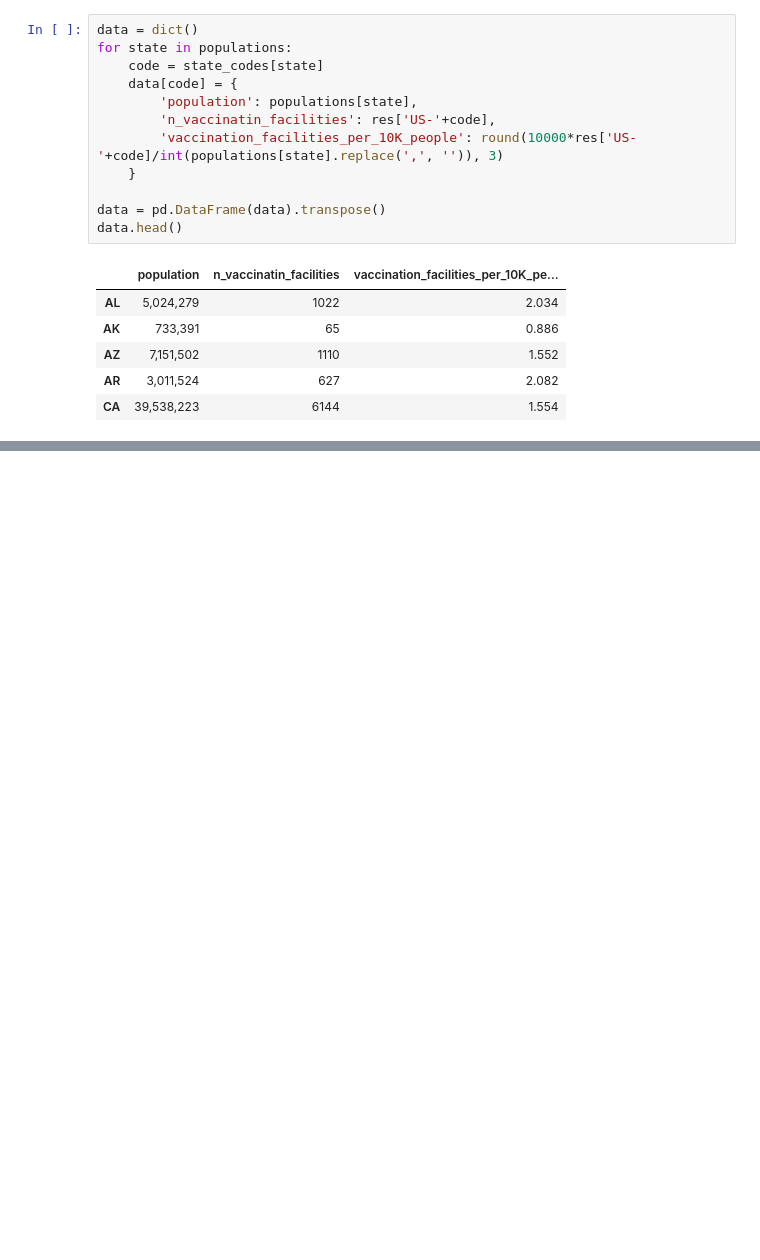
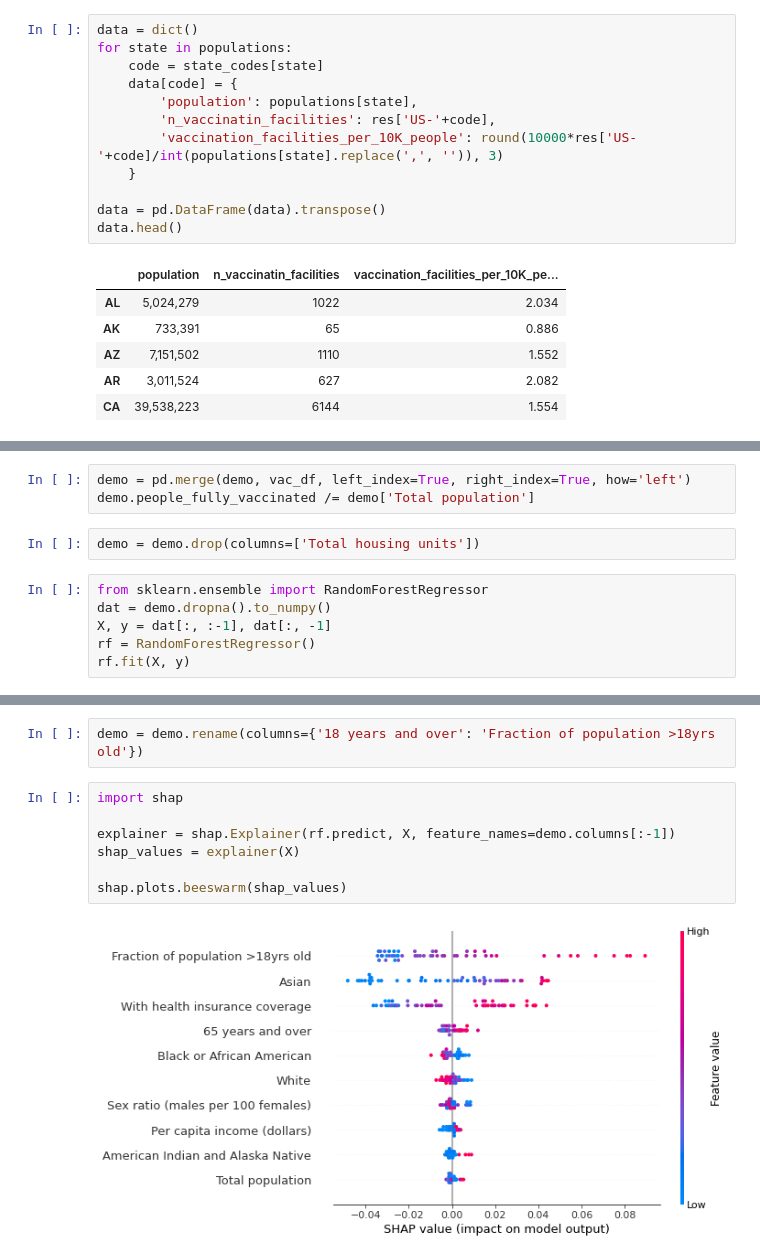
Before and after one commit to samaksh97/axiscare, a Jupyter notebook: code/vaccination_access_analysis.ipynb, the cells around one changed output, grey strips where cells are left out. Cells and saved outputs as stored; diff of their text form; blank space fills up the shorter version.

```diff
--- a/code/vaccination_access_analysis.ipynb
+++ b/code/vaccination_access_analysis.ipynb
@@ -132,0 +275,11 @@ data.to_csv('../data/vaccination_access_aggregated.csv')
+# %%
+demo = pd.merge(demo, vac_df, left_index=True, right_index=True, how='left')
+demo.people_fully_vaccinated /= demo['Total population']
+# %%
+demo = demo.drop(columns=['Total housing units'])
+# %%
+from sklearn.ensemble import RandomForestRegressor
+dat = demo.dropna().to_numpy()
+X, y = dat[:, :-1], dat[:, -1]
+rf = RandomForestRegressor()
+rf.fit(X, y)
@@ -132,0 +308,11 @@ data.to_csv('../data/vaccination_access_aggregated.csv')
+# %%
+demo = demo.rename(columns={'18 years and over': 'Fraction of population >18yrs old'})
+# %%
+import shap
+
+explainer = shap.Explainer(rf.predict, X, feature_names=demo.columns[:-1])
+shap_values = explainer(X)
+
+shap.plots.beeswarm(shap_values)
+# %% [output]
+[figure, added]
```
Also changed, not shown: parts of 17 cells of this notebook.
